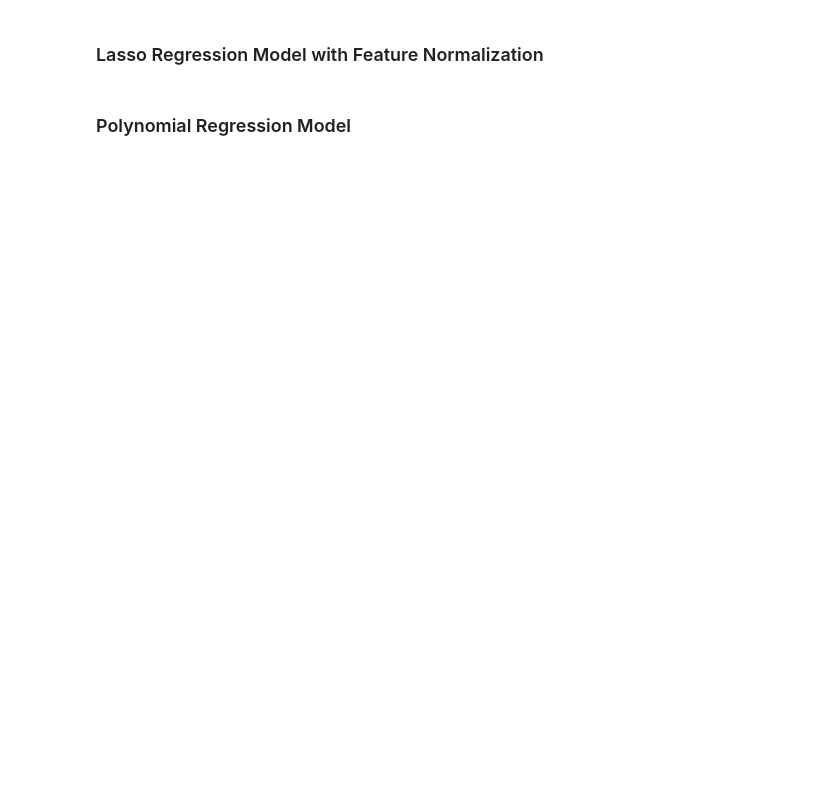
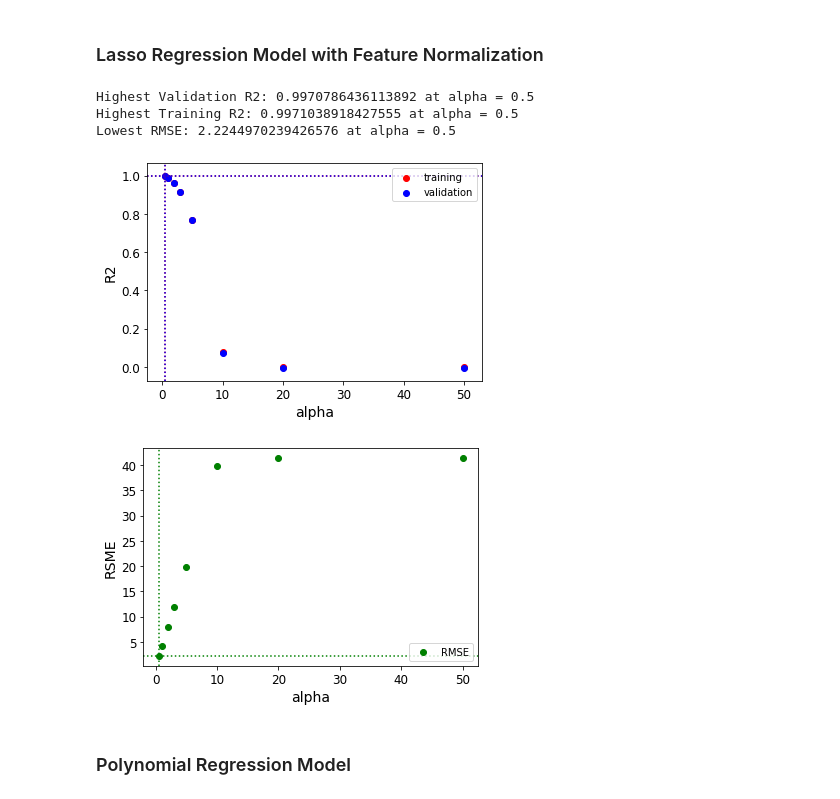
Before and after one commit to WafflesAreFriends/CPSC-4310-Stocks, a Jupyter notebook: DAP4/jteam_DAP4.ipynb, the cells around one changed output. Drawn from its saved outputs; the diff is of its cells as text; code cells hidden in the pictures; blank space fills up the shorter version.

```diff
--- a/DAP4/jteam_DAP4.ipynb
+++ b/DAP4/jteam_DAP4.ipynb
@@ -101,35 +144,46 @@ for alpha in alpha_range:
 # %% [markdown]
 ### Lasso Regression Model with Feature Normalization
 # %%
+average_r2_train_scores = []
+average_r2_val_scores = []
+average_rmse_scores = []
+
 alpha_range = [0.5, 1, 2, 3, 5, 10, 20, 50]
-
 for alpha in alpha_range:
     # Preform K-Fold cross validation
     # Get average of R2 train and test, and RMSE
 
     r2_train_scores = []
     r2_val_scores = []
     rmse_scores = []
 
     for train_index, val_index in kf.split(X_train_scaled):
         cv_X_train = X_train_scaled[train_index]
         cv_X_val   = X_train_scaled[val_index]
         cv_y_train = y_train[train_index]
         cv_y_val   = y_train[val_index]
 
         linlasso = Lasso(alpha, max_iter = 10000).fit(cv_X_train, cv_y_train)
         r2_train = linlasso.score(cv_X_train, cv_y_train)
         r2_val = linlasso.score(cv_X_val, cv_y_val)
 
         r2_train_scores.append(r2_train)
         r2_val_scores.append(r2_val)
 
         y_pred = linlasso.predict(cv_X_val)
         rmse_scores.append(np.sqrt(metrics.mean_squared_error(cv_y_val, y_pred)))
 
-    np.mean(r2_train_scores)
-    np.mean(r2_val_scores)
-    np.mean(rmse_scores)
+    average_r2_train_scores.append(np.mean(r2_train_scores))
+    average_r2_val_scores.append(np.mean(r2_val_scores))
+    average_rmse_scores.append(np.mean(rmse_scores))
+
+plot_params(alpha_range, average_r2_train_scores, average_r2_val_scores, average_rmse_scores)
+# %% [output]
+Highest Validation R2: 0.9970786436113892 at alpha = 0.5
+Highest Training R2: 0.9971038918427555 at alpha = 0.5
+Lowest RMSE: 2.2244970239426576 at alpha = 0.5
+[figure, added]
+[figure, added]
 # %% [markdown]
 ### Polynomial Regression Model
 # %%
```
Also changed, not shown: parts of 17 cells of this notebook, 15 other files.
